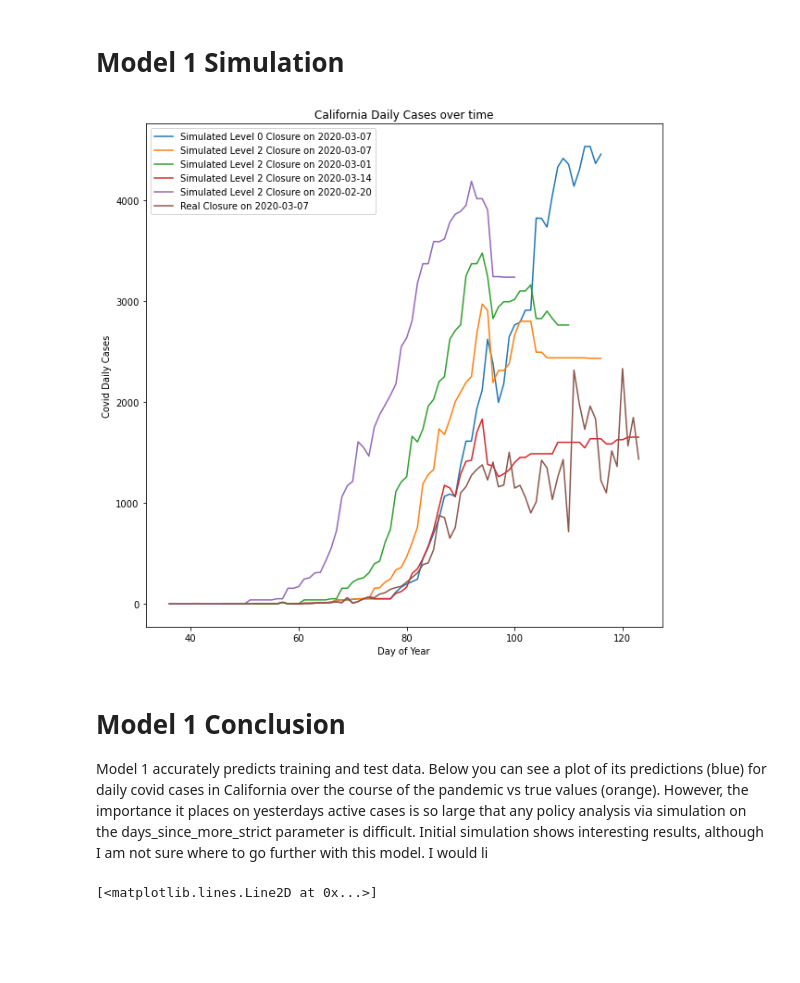
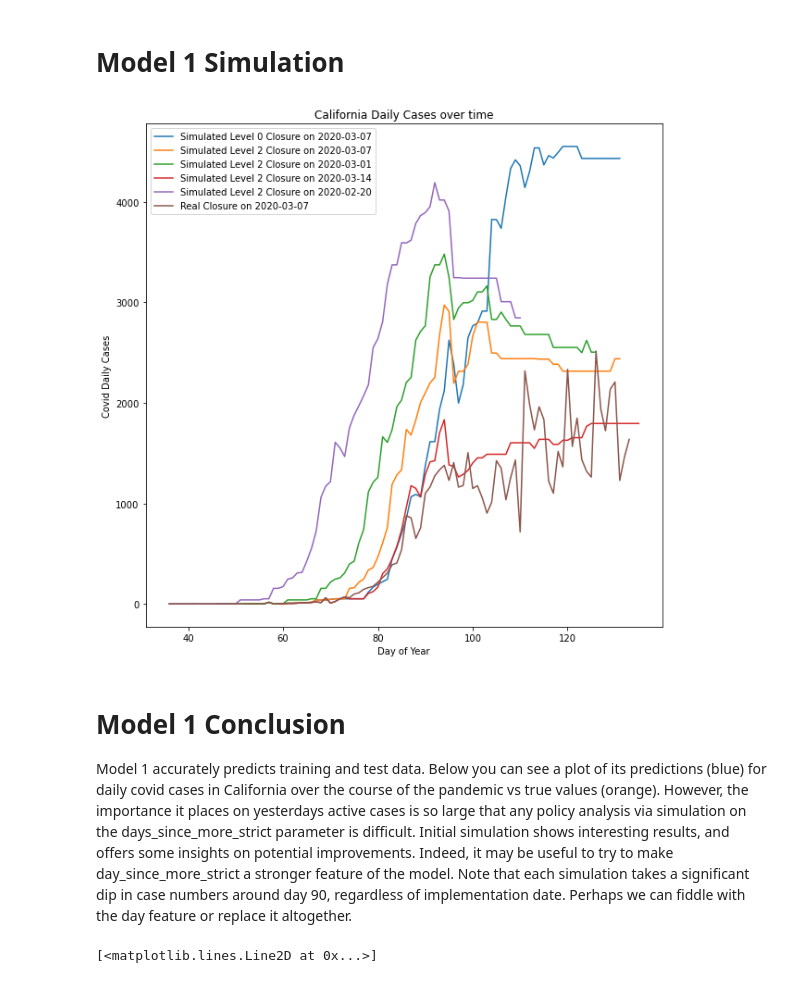
Before and after one commit to sashafomina/covid_policy_analysis, a Jupyter notebook: xgboost_closure.ipynb, the cells around one changed output. Drawn from its saved outputs; the diff is of its cells as text; code cells hidden in the pictures; blank space fills up the shorter version.

```diff
--- a/xgboost_closure.ipynb
+++ b/xgboost_closure.ipynb
@@ -310,19 +311,19 @@ def sim_m1(xgb_model, params):
 # %%
 # Sanity Check: Should simulate not policy enacted. Covid numbers should be higher.
 # Actual policy_day for school closures in California : "2020-03-07"
-sim_m1(xg_reg, [{'num_days_sim': 50, 'strictness': 0, 'policy_day': "2020-03-07", 'state': "California"},
-                {'num_days_sim': 50, 'strictness': 2, 'policy_day': "2020-03-07", 'state': "California"},
-                {'num_days_sim': 50, 'strictness': 2, 'policy_day': "2020-03-01", 'state': "California"},
-                {'num_days_sim': 50, 'strictness': 2, 'policy_day': "2020-03-14", 'state': "California"},
-                {'num_days_sim': 50, 'strictness': 2, 'policy_day': "2020-02-20", 'state': "California"}
+sim_m1(xg_reg, [{'num_days_sim': 65, 'strictness': 0, 'policy_day': "2020-03-07", 'state': "California"},
+                {'num_days_sim': 65, 'strictness': 2, 'policy_day': "2020-03-07", 'state': "California"},
+                {'num_days_sim': 66, 'strictness': 2, 'policy_day': "2020-03-01", 'state': "California"},
+                {'num_days_sim': 62, 'strictness': 2, 'policy_day': "2020-03-14", 'state': "California"},
+                {'num_days_sim': 60, 'strictness': 2, 'policy_day': "2020-02-20", 'state': "California"}
                ])
 # %% [output]
-[figure, old version]
+[figure, new version]
 # %% [markdown]
 # Model 1 Conclusion
 Model 1 accurately predicts training and test data. Below you can see a plot of its predictions (blue) for daily covid cases in California over the course of the pandemic vs true values (orange). However,
 the importance it places on yesterdays active cases is so large that any policy analysis via simulation
-on the days_since_more_strict parameter is difficult. Initial simulation shows interesting results, although I am not sure where to go further with this model. I would li
+on the days_since_more_strict parameter is difficult. Initial simulation shows interesting results, and offers some insights on potential improvements. Indeed, it may be useful to try to make day_since_more_strict a stronger feature of the model. Note that each simulation takes a significant dip in case numbers around day 90, regardless of implementation date. Perhaps we can fiddle with the day feature or replace it altogether.
 # %%
 plt.plot(xg_reg.predict(xgb.DMatrix(data=input_df.loc[input_df['state'] == 'California'].drop(columns=['state', 'deaths', 'date', 'cases']))))
 plt.plot(list(range(424)), input_df.loc[input_df['state'] == 'California']['cases'])
```
Also changed, not shown: parts of 33 cells of this notebook, 2 other files.
